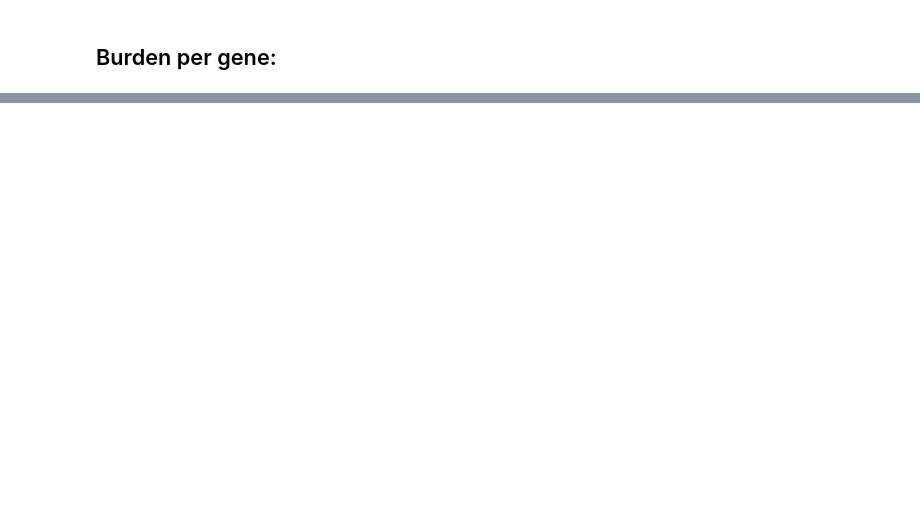
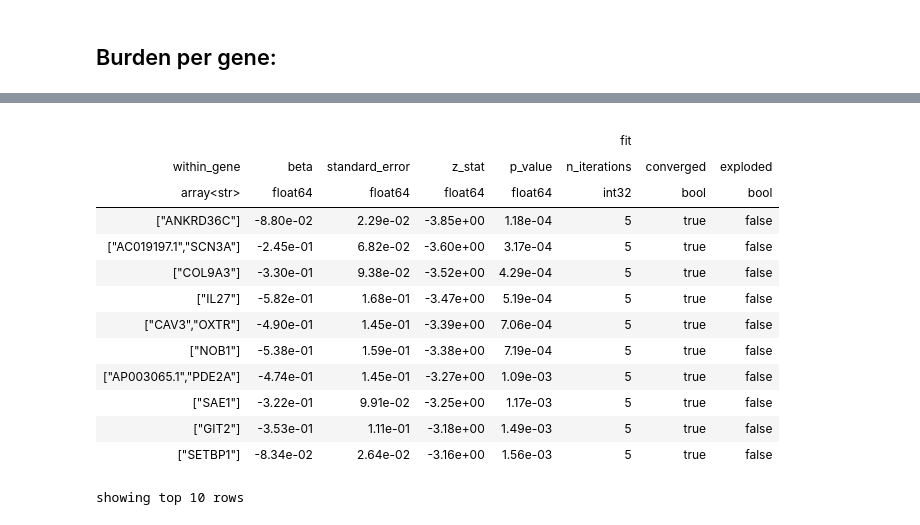
Before and after one commit to ippas/imdik-zekanowski-sportwgs, a Jupyter notebook: analysis/single-variant-and-burden.ipynb, the cells around one changed output, grey strips where cells are left out. Drawn from its saved outputs; the diff is of its cells as text; code cells hidden in the pictures; blank space fills up the shorter version.

```diff
--- a/analysis/single-variant-and-burden.ipynb
+++ b/analysis/single-variant-and-burden.ipynb
@@ -1160,0 +1376,4 @@ gene_mt.logreg.show()
+# %%
+#results.checkpoint('/net/archive/groups/plggneuromol/imdik-zekanowski-sportwgs/results/hail-mts/logreg-per-gene.mt')
+
+results = hl.read_table('/net/archive/groups/plggneuromol/imdik-zekanowski-sportwgs/results/hail-mts/logreg-per-gene.mt')
@@ -1163,2 +1403,18 @@ gene_mt.describe()
 # %%
-gene_mt.order_by(gene_mt.logreg.p_value).show(n_rows=10)
+results.order_by(results.p_value).show()
+# %% [output]
+|  |  |  |  |  |  |  |  |
+|  |  |  |  |  | fit |  |  |
+| within_gene | beta | standard_error | z_stat | p_value | n_iterations | converged | exploded |
+| array<str> | float64 | float64 | float64 | float64 | int32 | bool | bool |
+| ["ANKRD36C"] | -8.80e-02 | 2.29e-02 | -3.85e+00 | 1.18e-04 | 5 | true | false |
+| ["AC019197.1","SCN3A"] | -2.45e-01 | 6.82e-02 | -3.60e+00 | 3.17e-04 | 5 | true | false |
+| ["COL9A3"] | -3.30e-01 | 9.38e-02 | -3.52e+00 | 4.29e-04 | 5 | true | false |
+| ["IL27"] | -5.82e-01 | 1.68e-01 | -3.47e+00 | 5.19e-04 | 5 | true | false |
+| ["CAV3","OXTR"] | -4.90e-01 | 1.45e-01 | -3.39e+00 | 7.06e-04 | 5 | true | false |
+| ["NOB1"] | -5.38e-01 | 1.59e-01 | -3.38e+00 | 7.19e-04 | 5 | true | false |
+| ["AP003065.1","PDE2A"] | -4.74e-01 | 1.45e-01 | -3.27e+00 | 1.09e-03 | 5 | true | false |
+| ["SAE1"] | -3.22e-01 | 9.91e-02 | -3.25e+00 | 1.17e-03 | 5 | true | false |
+| ["GIT2"] | -3.53e-01 | 1.11e-01 | -3.18e+00 | 1.49e-03 | 5 | true | false |
+| ["SETBP1"] | -8.34e-02 | 2.64e-02 | -3.16e+00 | 1.56e-03 | 5 | true | false |
+showing top 10 rows
```
Also changed, not shown: parts of 52 cells of this notebook, 7 other files.
